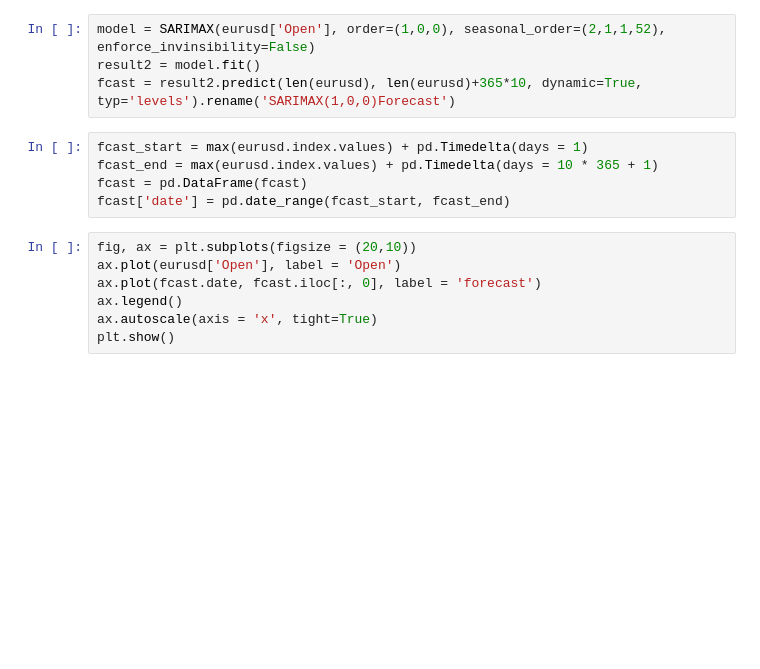
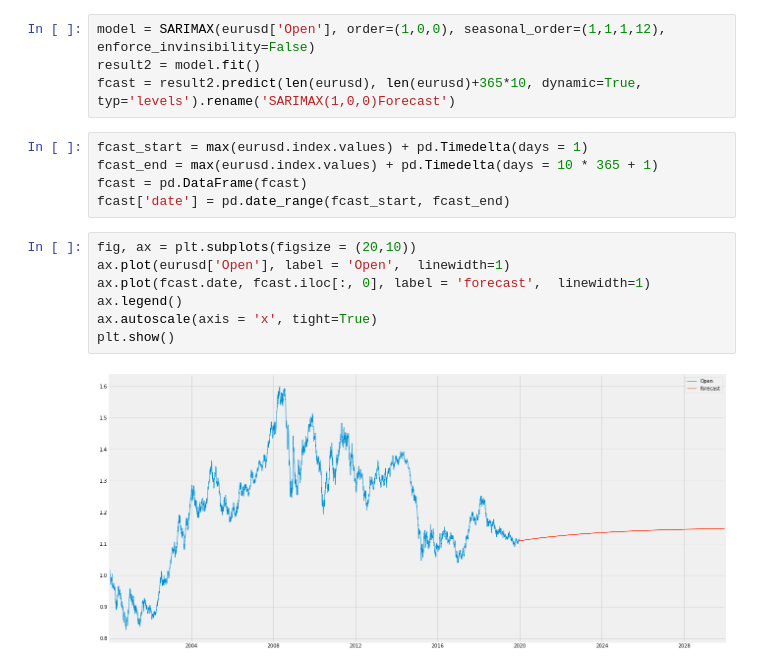
Before and after one commit to Dataforreal/springboard, a Jupyter notebook: capstone_2/Capstone_2_Report/CAPSTONE_2_FOREIGN_EXCHANGE_PREDICTION_EURUSD_1.1.ipynb, the cells around one changed output. Drawn from its saved outputs; the diff is of its cells as text; blank space fills up the shorter version.

```diff
--- a/capstone_2/Capstone_2_Report/CAPSTONE_2_FOREIGN_EXCHANGE_PREDICTION_EURUSD_1.1.ipynb
+++ b/capstone_2/Capstone_2_Report/CAPSTONE_2_FOREIGN_EXCHANGE_PREDICTION_EURUSD_1.1.ipynb
@@ -220,7 +408,7 @@ print(f'SARIMAX(1,0,0) RMSE Error: {error:11.10}')
 # %% [markdown]
 #### Retrain Sarimax model
 # %%
-model = SARIMAX(eurusd['Open'], order=(1,0,0), seasonal_order=(2,1,1,52), enforce_invinsibility=False)
+model = SARIMAX(eurusd['Open'], order=(1,0,0), seasonal_order=(1,1,1,12), enforce_invinsibility=False)
 result2 = model.fit()
 fcast = result2.predict(len(eurusd), len(eurusd)+365*10, dynamic=True, typ='levels').rename('SARIMAX(1,0,0)Forecast')
 # %%
@@ -230,8 +418,10 @@ fcast = pd.DataFrame(fcast)
 fcast['date'] = pd.date_range(fcast_start, fcast_end)
 # %%
 fig, ax = plt.subplots(figsize = (20,10))
-ax.plot(eurusd['Open'], label = 'Open')
-ax.plot(fcast.date, fcast.iloc[:, 0], label = 'forecast')
+ax.plot(eurusd['Open'], label = 'Open',  linewidth=1)
+ax.plot(fcast.date, fcast.iloc[:, 0], label = 'forecast',  linewidth=1)
 ax.legend()
 ax.autoscale(axis = 'x', tight=True)
 plt.show()
+# %% [output]
+[figure, added]
```
Also changed, not shown: parts of 23 cells of this notebook, 1 other file.
